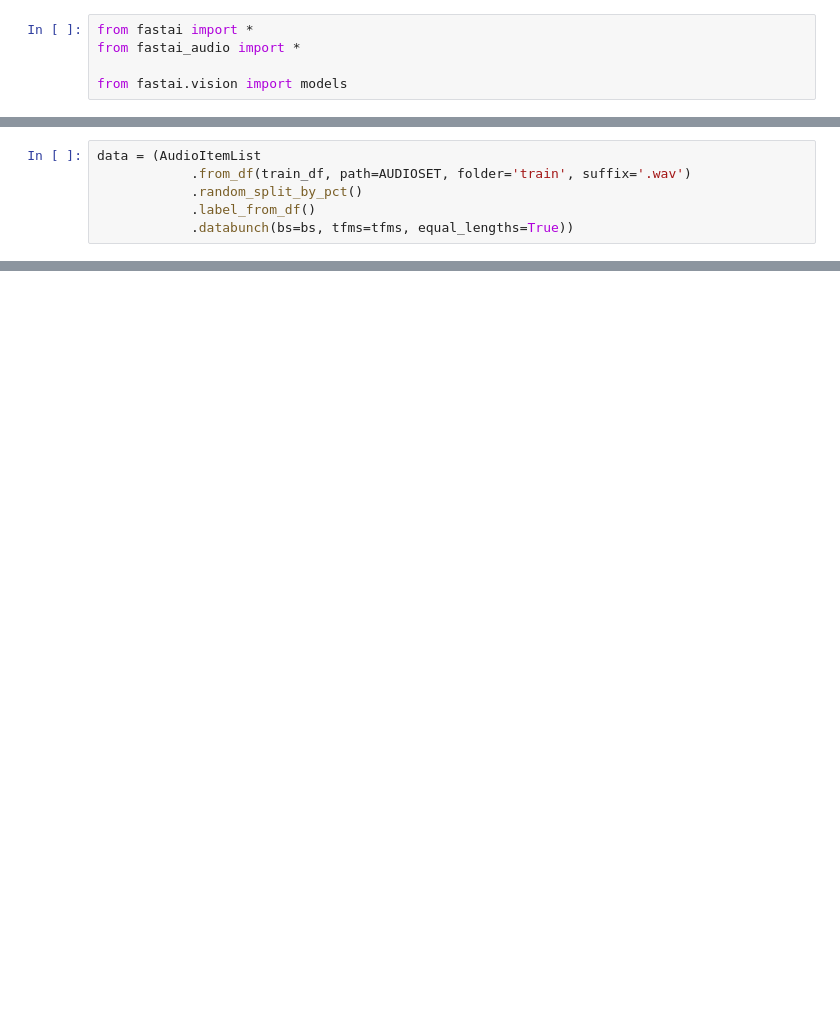
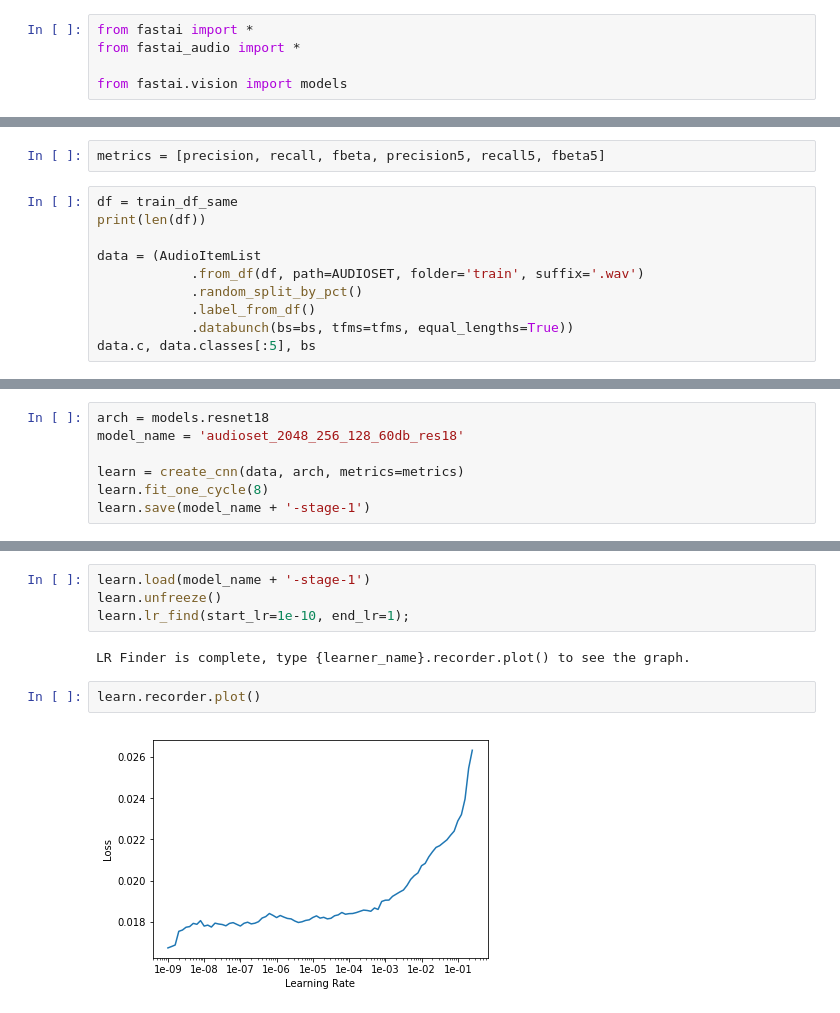
Before and after one commit to jhartquist/fastai_audio, a Jupyter notebook: notebooks/[demo] Multi-Label, Equal Lengths (audioset).ipynb, the cells around one changed output, grey strips where cells are left out. Cells and saved outputs as stored; diff of their text form; blank space fills up the shorter version.

```diff
--- a/notebooks/[demo] Multi-Label, Equal Lengths (audioset).ipynb
+++ b/notebooks/[demo] Multi-Label, Equal Lengths (audioset).ipynb
@@ -54,6 +108,12 @@ tfms = [inputs_tfm]
+# %%
+metrics = [precision, recall, fbeta, precision5, recall5, fbeta5]
 # %%
+df = train_df_same
+print(len(df))
+
 data = (AudioItemList
-            .from_df(train_df, path=AUDIOSET, folder='train', suffix='.wav')
+            .from_df(df, path=AUDIOSET, folder='train', suffix='.wav')
             .random_split_by_pct()
             .label_from_df()
             .databunch(bs=bs, tfms=tfms, equal_lengths=True))
+data.c, data.classes[:5], bs
@@ -64,0 +127,7 @@ learn = create_cnn(data, models.resnet18, metrics=[error_rate, mapk])
+# %%
+arch = models.resnet18
+model_name = 'audioset_2048_256_128_60db_res18'
+
+learn = create_cnn(data, arch, metrics=metrics)
+learn.fit_one_cycle(8)
+learn.save(model_name + '-stage-1')
@@ -64,0 +145,10 @@ learn = create_cnn(data, models.resnet18, metrics=[error_rate, mapk])
+# %%
+learn.load(model_name + '-stage-1')
+learn.unfreeze()
+learn.lr_find(start_lr=1e-10, end_lr=1);
+# %% [output]
+LR Finder is complete, type {learner_name}.recorder.plot() to see the graph.
+# %%
+learn.recorder.plot()
+# %% [output]
+[figure, added]
```
Also changed, not shown: parts of 44 cells of this notebook, 3 other files.
